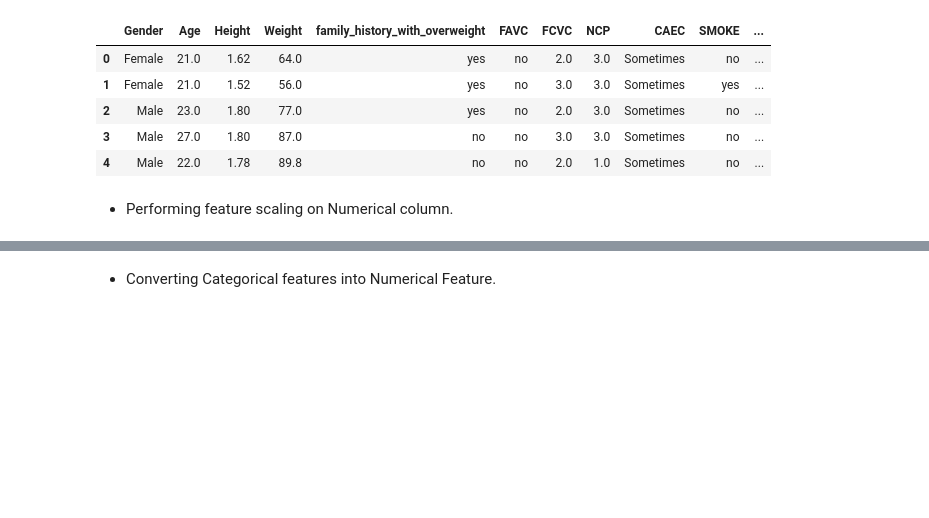
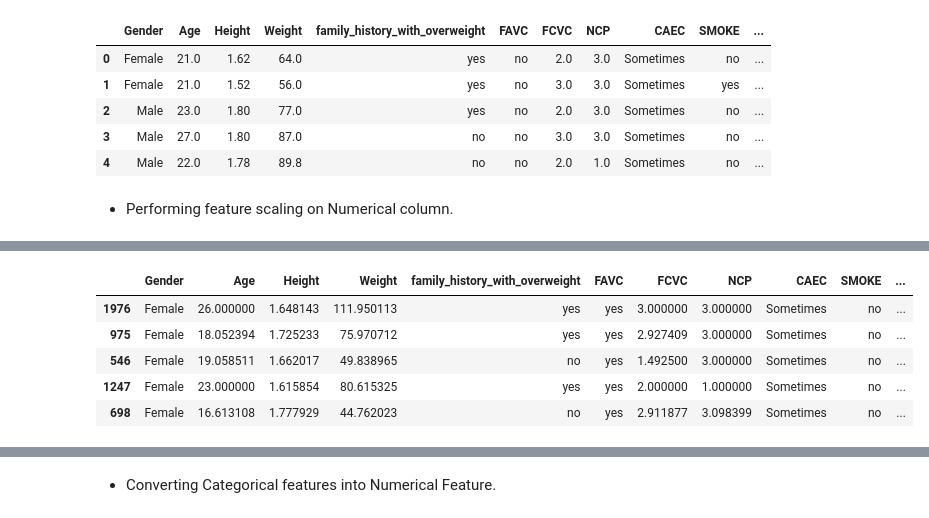
Before and after one commit to iamaakashpal/Placement-Assignment_Aakash_Pal, a Jupyter notebook: MACHINE LEARNING/2/2.ipynb, the cells around one changed output, grey strips where cells are left out. Drawn from its saved outputs; the diff is of its cells as text; code cells hidden in the pictures; blank space fills up the shorter version.

```diff
--- a/MACHINE LEARNING/2/2.ipynb
+++ b/MACHINE LEARNING/2/2.ipynb
@@ -246,0 +262,5 @@ dataset.head()      # Top  5 records of the dataset
+# %%
+# Splitting dataset into Independent and Dependent variable
+
+X = dataset.iloc[:,:-1]     # Independent Variable
+y = dataset.iloc[:,-1]      # Depdependent Variable
@@ -246,0 +291,14 @@ dataset.head()      # Top  5 records of the dataset
+# %%
+# Splitting data into train test split
+
+from sklearn.model_selection import train_test_split
+X_train, X_test, y_train, y_test = train_test_split(X, y, test_size=0.30, random_state = 7)
+# %%
+X_train.head()
+# %% [output]
+|  | Gender | Age | Height | Weight | family_history_with_overweight | FAVC | FCVC | NCP | CAEC | SMOKE | ... |
+| 1976 | Female | 26.000000 | 1.648143 | 111.950113 | yes | yes | 3.000000 | 3.000000 | Sometimes | no | ... |
+| 975 | Female | 18.052394 | 1.725233 | 75.970712 | yes | yes | 2.927409 | 3.000000 | Sometimes | no | ... |
+| 546 | Female | 19.058511 | 1.662017 | 49.838965 | no | yes | 1.492500 | 3.000000 | Sometimes | no | ... |
+| 1247 | Female | 23.000000 | 1.615854 | 80.615325 | yes | yes | 2.000000 | 1.000000 | Sometimes | no | ... |
+| 698 | Female | 16.613108 | 1.777929 | 44.762023 | no | yes | 2.911877 | 3.098399 | Sometimes | no | ... |
```
Also changed, not shown: parts of 15 cells of this notebook.
